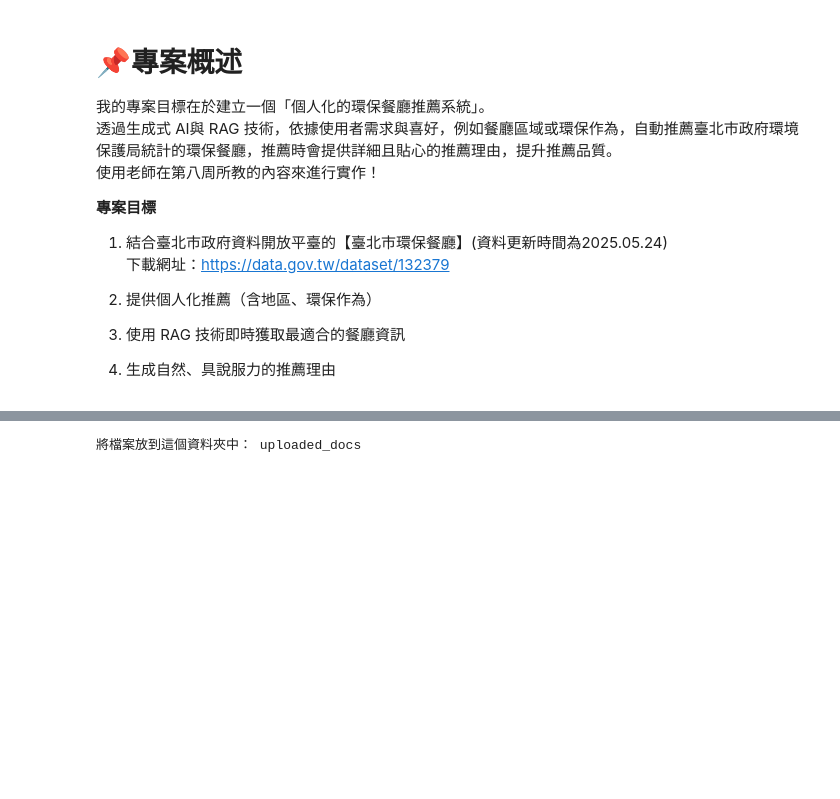
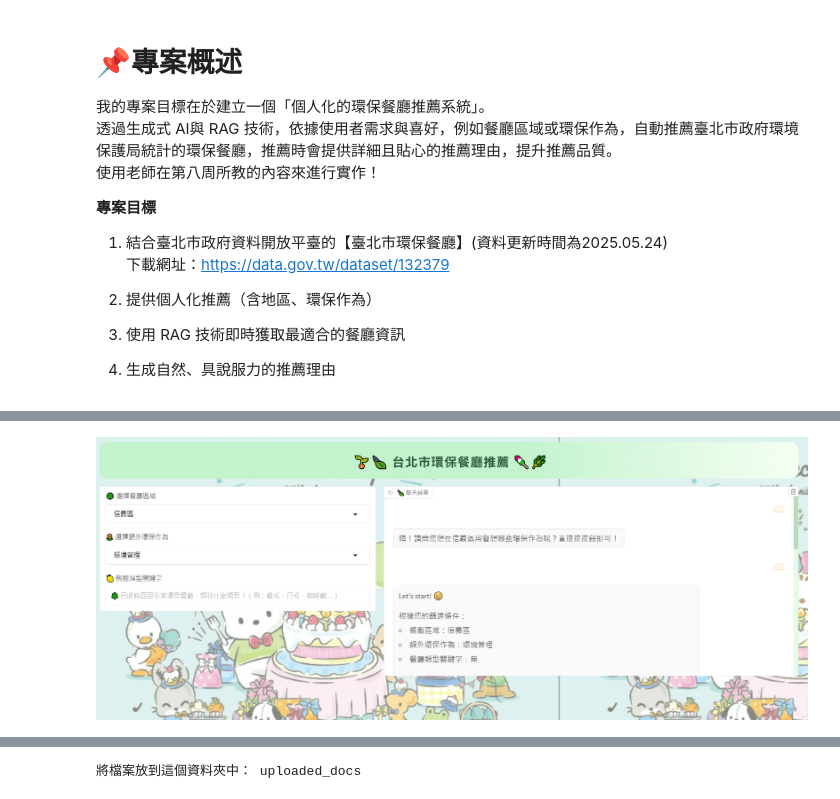
Before and after one commit to JIng-Yu-Huang/generative-AI_hw, a Jupyter notebook: 期末專題_環保餐廳推薦RAG系統_new.ipynb, the cells around one changed output, grey strips where cells are left out. Cells and saved outputs as stored; diff of their text form; code cells hidden in the pictures; blank space fills up the shorter version.

```diff
--- a/期末專題_環保餐廳推薦RAG系統_new.ipynb
+++ b/期末專題_環保餐廳推薦RAG系統_new.ipynb
@@ -23,0 +36,7 @@
+# %%
+#首先用下拉式選單選擇「餐廳區域」和「額外環保作為」
+from IPython.display import Image, display
+
+display(Image(filename='sample_data/1.PNG', width=1400, height=600))
+# %% [output]
+[figure, added]
```
Also changed, not shown: parts of 13 cells of this notebook.
